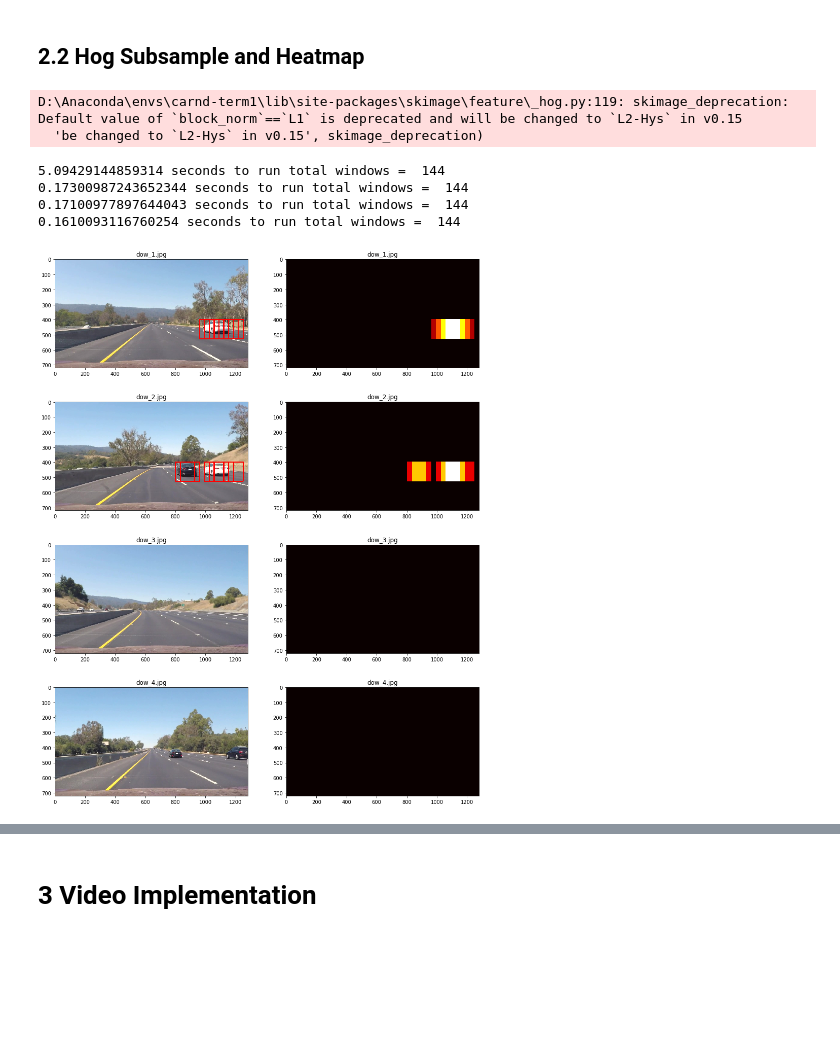
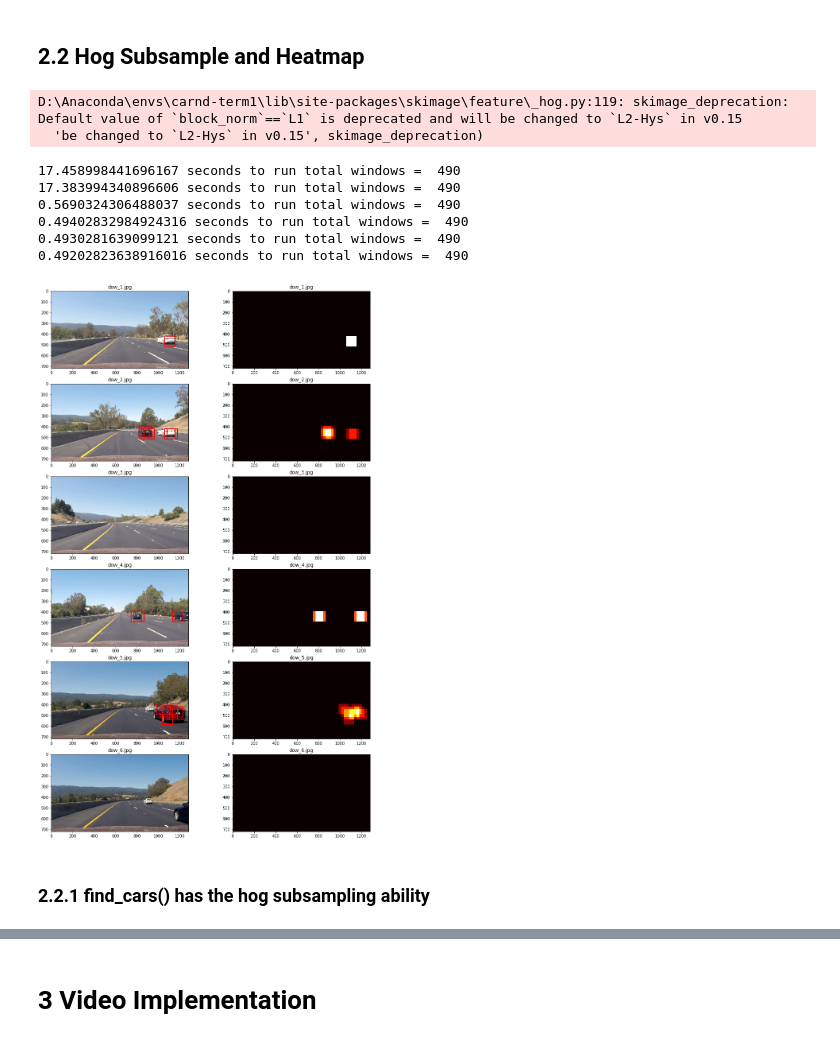
Before and after one commit to mgdreamingstar/CarND-Vehicle-Detection-and-Tracking, a Jupyter notebook: Vehicle Detection and Tracking.ipynb, the cells around one changed output, grey strips where cells are left out. Saved outputs shown, nothing was run; the diff lists cells and outputs as text; code cells hidden in the pictures; blank space fills up the shorter version.

Commit message:
find_cars() can hog sampling.

```diff
--- a/Vehicle Detection and Tracking.ipynb
+++ b/Vehicle Detection and Tracking.ipynb
@@ -470,18 +470,19 @@ t=time.time()
 #n_samples = 100
 #random_idxs = np.random.randint(0, len(cars), n_samples)
 # random_idxs = np.random.randint(0,car_imgs.shape[0], 10)
-n_pics = 500
+n_pics = 1000
 random_idxs = np.random.randint(0,8500,n_pics)
+# random_idxs = range(100,600)
 test_cars = car_imgs[random_idxs] #np.array(cars)[random_idxs]
 test_notcars = non_car_imgs[random_idxs] #np.array(notcars)[random_idxs]
 
 color_space = 'YCrCb' # Can be RGB, HSV, LUV, HLS, YUV, YCrCb
-orient = 10  # HOG orientations
+orient = 8  # HOG orientations
 pix_per_cell = 8 # HOG pixels per cell
 cell_per_block = 2 # HOG cells per block
 hog_channel = 'ALL' # Can be 0, 1, 2, or "ALL"
 spatial_size = (32, 32) # Spatial binning dimensions
-hist_bins = 64    # Number of color histogram bins
+hist_bins = 32    # Number of color histogram bins
 spatial_feat = True # Spatial features on or off
 hist_feat = True # Histogram features on or off
 hog_feat = True # HOG features on or off
@@ -577,23 +588,35 @@ D:\Anaconda\envs\carnd-term1\lib\site-packages\skimage\feature\_hog.py:119: skim
 # %% [markdown]
 ## 2.2 Hog Subsample and Heatmap
+# %%
+def convert_color(img, conv='BGR2YCrCb'):
+    if conv == 'RGB2YCrCb':
+        return cv2.cvtColor(img, cv2.COLOR_RGB2YCrCb)
+    if conv == 'BGR2YCrCb':
+        return cv2.cvtColor(img, cv2.COLOR_BGR2YCrCb)
+    if conv == 'RGB2LUV':
+        return cv2.cvtColor(img, cv2.COLOR_RGB2LUV)
+    if conv == 'BGR2HLS':
+        return cv2.cvtColor(img, cv2.COLOR_BGR2HLS)
+    if conv == 'BGR2HSV':
+        return cv2.cvtColor(img, cv2.COLOR_BGR2HSV)
 # %%
-def convert_color(img, conv='BGR2YCrCb'):
-    if conv == 'RGB2YCrCb':
-        return cv2.cvtColor(img, cv2.COLOR_RGB2YCrCb)
-    if conv == 'BGR2YCrCb':
-        return cv2.cvtColor(img, cv2.COLOR_BGR2YCrCb)
-    if conv == 'RGB2LUV':
-        return cv2.cvtColor(img, cv2.COLOR_RGB2LUV)
-    if conv == 'BGR2HLS':
-        return cv2.cvtColor(img, cv2.COLOR_BGR2HLS)
-
+color_space = 'HSV' # Can be RGB, HSV, LUV, HLS, YUV, YCrCb
+orient = 8  # HOG orientations
+pix_per_cell = 8 # HOG pixels per cell
+cell_per_block = 2 # HOG cells per block
+hog_channel = 'ALL' # Can be 0, 1, 2, or "ALL"
+spatial_size = (32, 32) # Spatial binning dimensions
+hist_bins = 32    # Number of color histogram bins
+spatial_feat = True # Spatial features on or off
+hist_feat = True # Histogram features on or off
+hog_feat = True # HOG features on or off
 out_images = []
 out_maps = []
 out_titles = []
 out_boxes = []
-ystart = 400
+ystart = 300
 ystop = 656
-scale = 2
+scale = 1.5
 # Iterate over test images
 
 for img_src in sliding_window_imgs:
@@ -656,39 +679,43 @@ for img_src in sliding_window_imgs:
             spatial_features = bin_spatial(subimg, size=spatial_size)
             hist_features = color_hist(subimg, nbins=hist_bins)
 
             # Scale features and make a prediction
             test_features = X_scaler.transform(np.hstack((spatial_features, hist_features, hog_features)).reshape(1, -1))
             #test_features = X_scaler.transform(np.hstack((shape_feat, hist_feat)).reshape(1, -1))
             test_prediction = svc.predict(test_features)
 
             if test_prediction == 1:
                 xbox_left = np.int(xleft*scale)
                 ytop_draw = np.int(ytop*scale)
                 win_draw = np.int(window*scale)
                 cv2.rectangle(draw_img,(xbox_left, ytop_draw+ystart),(xbox_left+win_draw,ytop_draw+win_draw+ystart),(0,0,255),6)
                 ###
                 img_boxes.append(((xbox_left, ytop_draw+ystart), (xbox_left+win_draw, ytop_draw+win_draw+ystart)))
                 heatmap[ytop_draw+ystart:ytop_draw+win_draw+ystart, xbox_left:xbox_left+win_draw ] +=1
 
     print(time.time()-t1, 'seconds to run total windows = ', count)
 
     out_images.append(draw_img)
     out_titles.append(img_src[-9:])
     out_titles.append(img_src[-9:])
     out_images.append(heatmap)
     out_maps.append(heatmap)
     out_boxes.append(img_boxes)
 
 fig = plt.figure(figsize = (15,25))
-visualize(fig, 5,2, out_images, out_titles,'cv2')
+visualize(fig, 6,2, out_images, out_titles,'cv2')
 # %% [output]
 D:\Anaconda\envs\carnd-term1\lib\site-packages\skimage\feature\_hog.py:119: skimage_deprecation: Default value of `block_norm`==`L1` is deprecated and will be changed to `L2-Hys` in v0.15
   'be changed to `L2-Hys` in v0.15', skimage_deprecation)
-5.09429144859314 seconds to run total windows =  144
-0.17300987243652344 seconds to run total windows =  144
-0.17100977897644043 seconds to run total windows =  144
-0.1610093116760254 seconds to run total windows =  144
+17.458998441696167 seconds to run total windows =  490
+17.383994340896606 seconds to run total windows =  490
+0.5690324306488037 seconds to run total windows =  490
+0.49402832984924316 seconds to run total windows =  490
+0.4930281639099121 seconds to run total windows =  490
+0.49202823638916016 seconds to run total windows =  490
-[figure, old version]
+[figure, new version]
+# %% [markdown]
+### 2.2.1 find_cars() has the hog subsampling ability
 # %%
 d_imgs = []
 for im in sliding_window_imgs:
```
Also changed, not shown: parts of 9 cells of this notebook, 2 other files.
